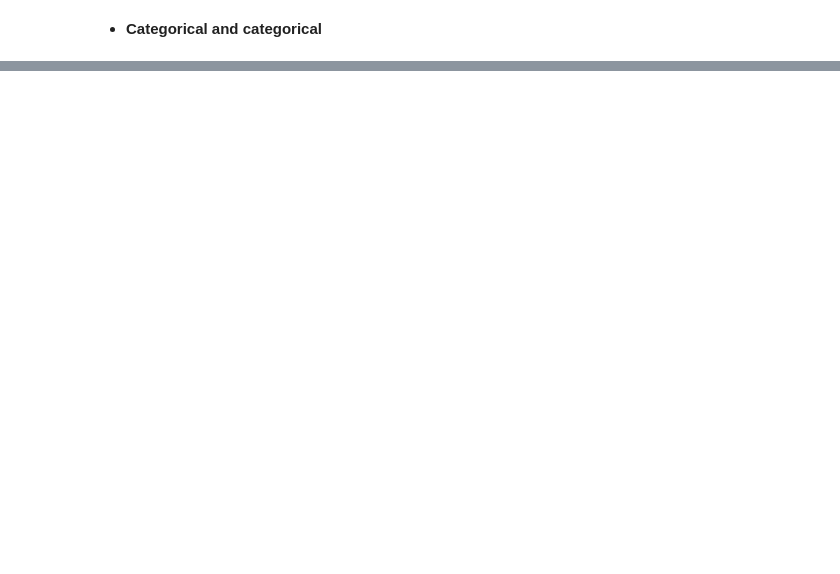
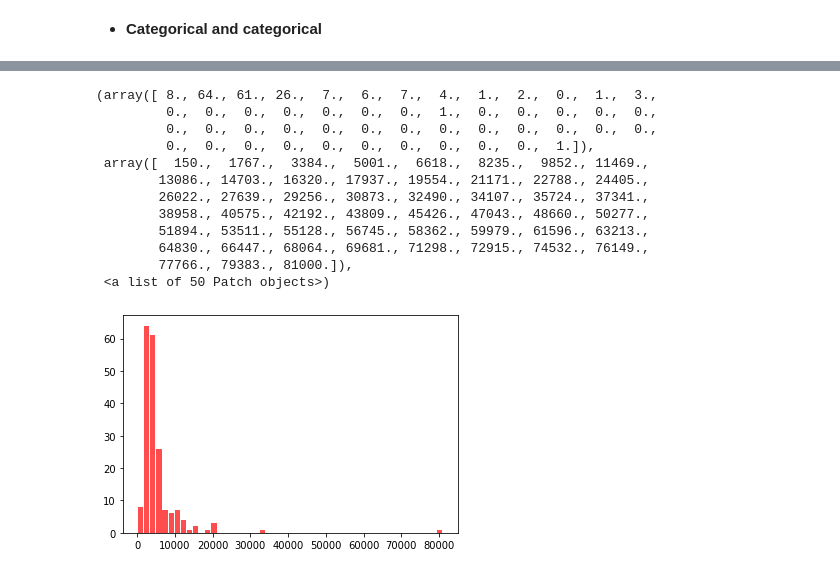
Before and after one commit to NabilBis/Loan-Prediction, a Jupyter notebook: Loan Prediction.ipynb, the cells around one changed output, grey strips where cells are left out. Drawn from its saved outputs; the diff is of its cells as text; code cells hidden in the pictures; blank space fills up the shorter version.

```diff
--- a/Loan Prediction.ipynb
+++ b/Loan Prediction.ipynb
@@ -265,0 +415,18 @@ Property_Area & Loan_Status are Dependent
+# %%
+data_copy = data.copy()
+data_copy = data_copy[data_copy.Loan_Status =='N']
+plt.hist(x=data_copy.ApplicantIncome, bins=50, color='red', alpha=0.7, rwidth=0.85)
+# %% [output]
+(array([ 8., 64., 61., 26.,  7.,  6.,  7.,  4.,  1.,  2.,  0.,  1.,  3.,
+         0.,  0.,  0.,  0.,  0.,  0.,  0.,  1.,  0.,  0.,  0.,  0.,  0.,
+         0.,  0.,  0.,  0.,  0.,  0.,  0.,  0.,  0.,  0.,  0.,  0.,  0.,
+         0.,  0.,  0.,  0.,  0.,  0.,  0.,  0.,  0.,  0.,  1.]),
+ array([  150.,  1767.,  3384.,  5001.,  6618.,  8235.,  9852., 11469.,
+        13086., 14703., 16320., 17937., 19554., 21171., 22788., 24405.,
+        26022., 27639., 29256., 30873., 32490., 34107., 35724., 37341.,
+        38958., 40575., 42192., 43809., 45426., 47043., 48660., 50277.,
+        51894., 53511., 55128., 56745., 58362., 59979., 61596., 63213.,
+        64830., 66447., 68064., 69681., 71298., 72915., 74532., 76149.,
+        77766., 79383., 81000.]),
+ <a list of 50 Patch objects>)
+[figure, added]
```
Also changed, not shown: parts of 16 cells of this notebook.
